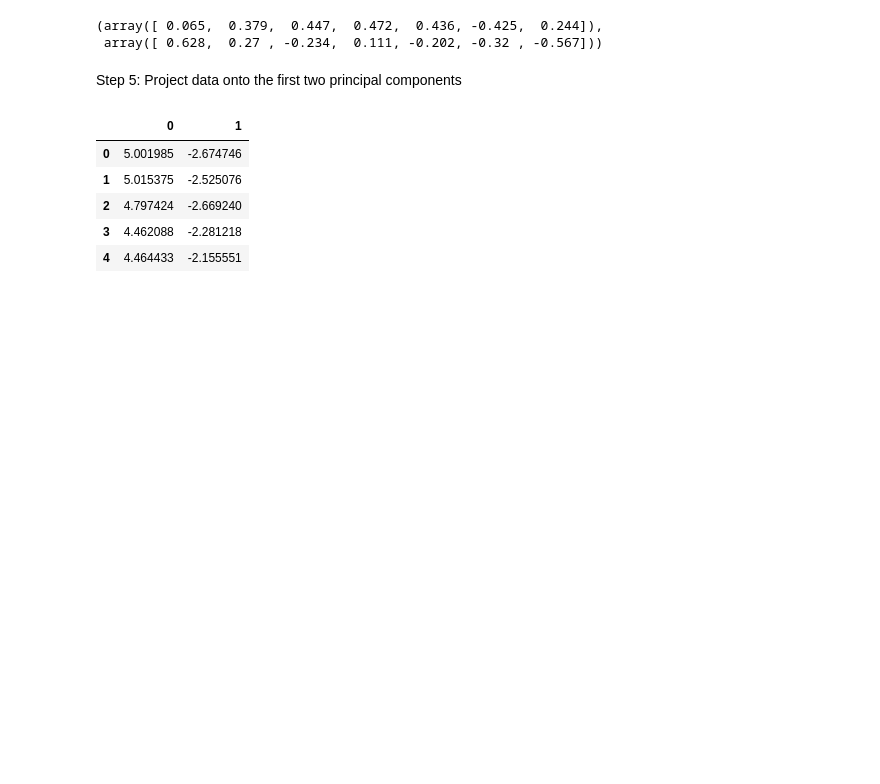
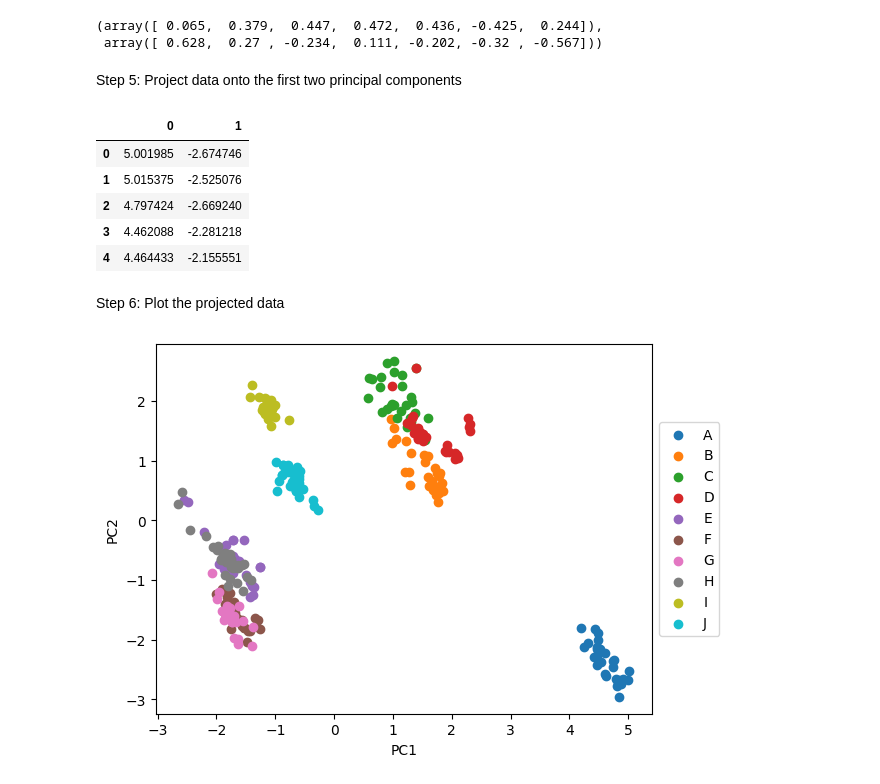
Before and after one commit to pauldubois98/RefresherMaths2023, a Jupyter notebook: ExercisesSet5/NotebookPCA.ipynb, the cells around one changed output. Drawn from its saved outputs; the diff is of its cells as text; code cells hidden in the pictures; blank space fills up the shorter version.

Commit message:
plot proj

```diff
--- a/ExercisesSet5/NotebookPCA.ipynb
+++ b/ExercisesSet5/NotebookPCA.ipynb
@@ -115,3 +115,15 @@ X_pca.head()
 | 2 | 4.797424 | -2.669240 |
 | 3 | 4.462088 | -2.281218 |
 | 4 | 4.464433 | -2.155551 |
+# %% [markdown]
+Step 6: Plot the projected data
+# %%
+for brand in df['brand'].unique():
+    X_pca_selected = X_pca[df['brand']==brand]
+    plt.scatter(X_pca_selected[0], X_pca_selected[1], label=brand)
+plt.legend(bbox_to_anchor=(1, 0.5), loc='center left')
+plt.xlabel('PC1')
+plt.ylabel('PC2')
+plt.show()
+# %% [output]
+[figure, added]
```
